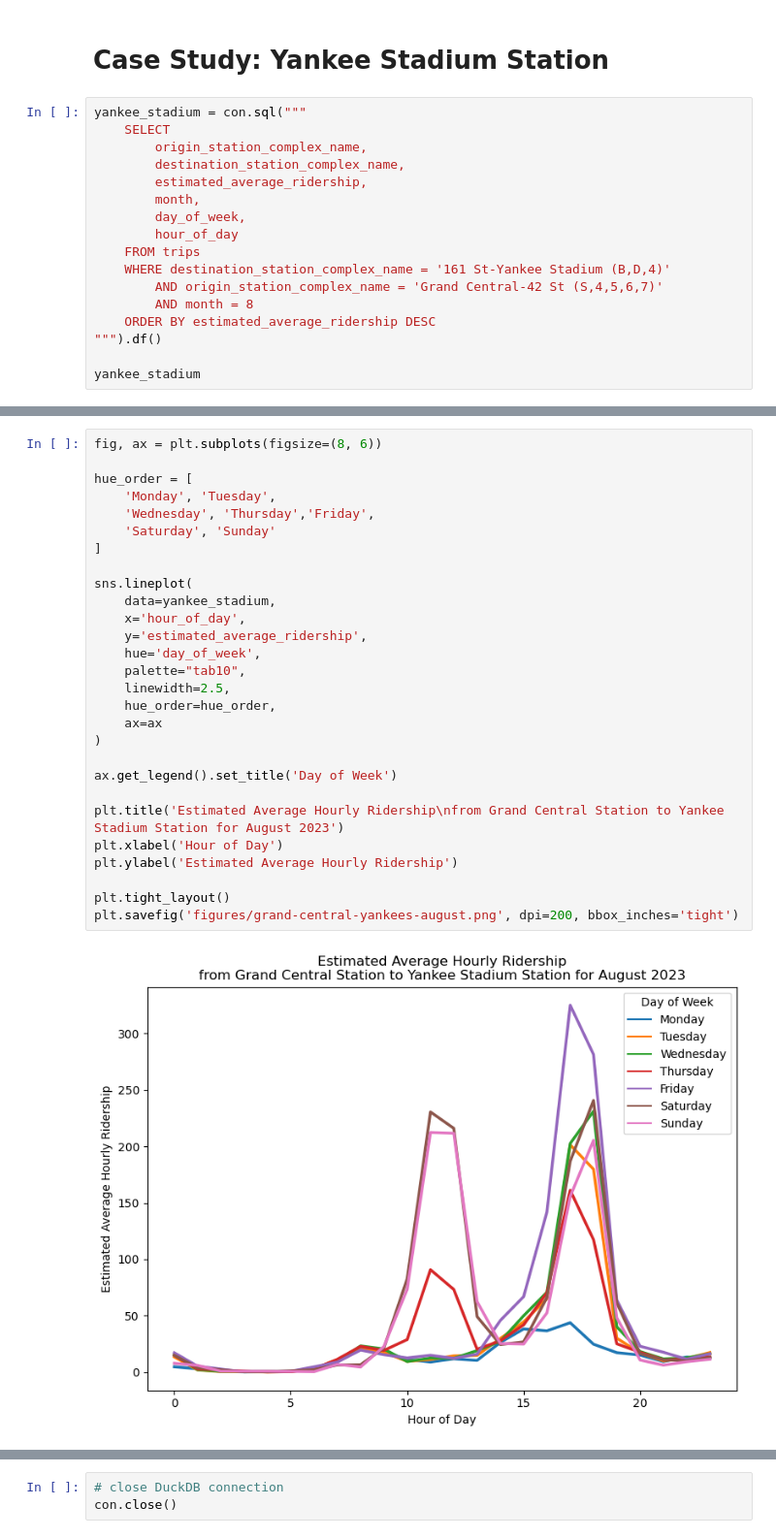
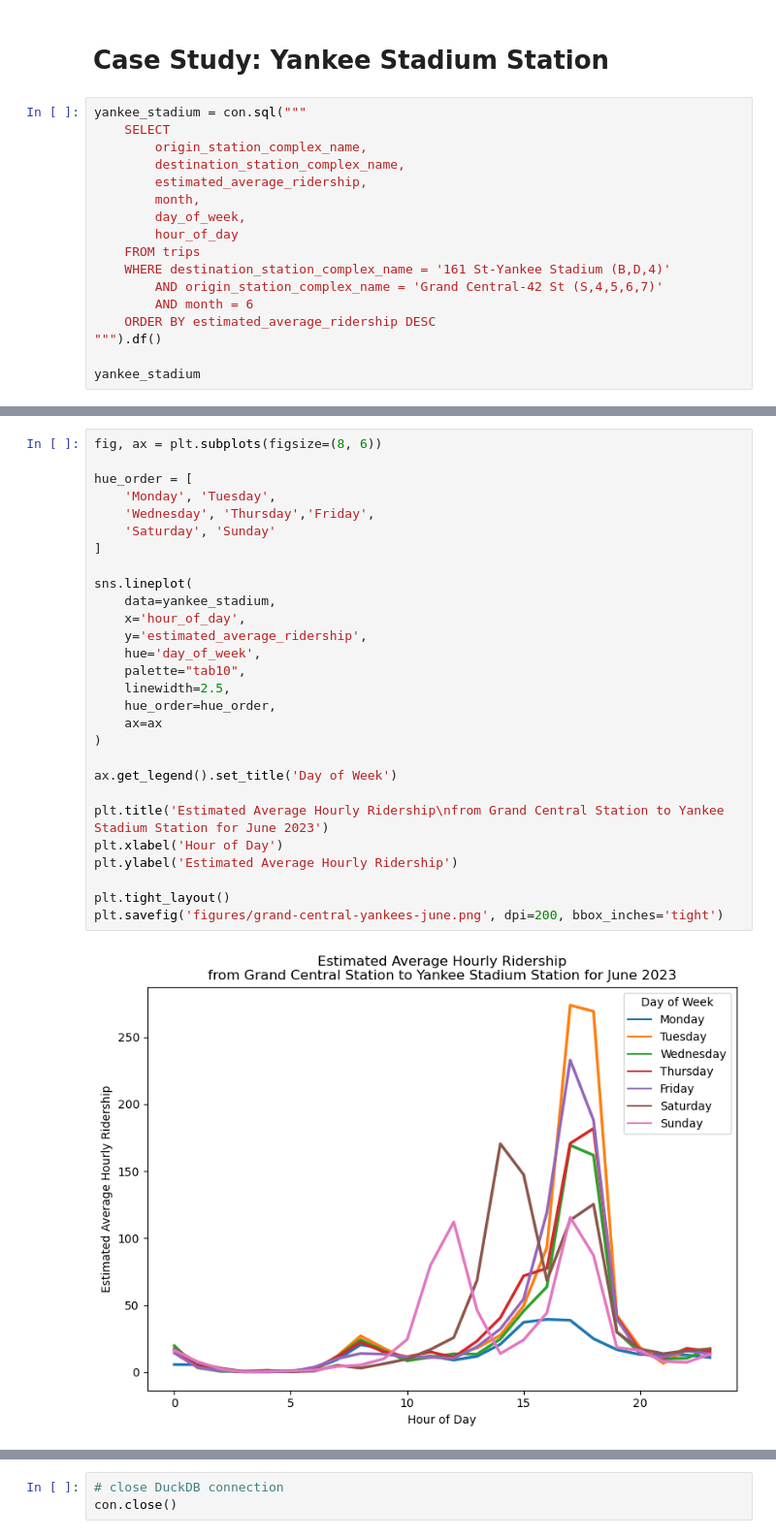
Before and after one commit to mebauer/mta-data, a Jupyter notebook: subway-trips.ipynb, the cells around one changed output, grey strips where cells are left out. Shown: that part at 97% size. Cells and saved outputs as stored; diff of their text form.

Commit message:
rethinking figures on README, more intuitiveness for the reader

```diff
--- a/subway-trips.ipynb
+++ b/subway-trips.ipynb
@@ -810,7 +834,7 @@ yankee_stadium = con.sql("""
     FROM trips
     WHERE destination_station_complex_name = '161 St-Yankee Stadium (B,D,4)'
         AND origin_station_complex_name = 'Grand Central-42 St (S,4,5,6,7)'
-        AND month = 8
+        AND month = 6
     ORDER BY estimated_average_ridership DESC
 """).df()
 
@@ -832,31 +856,31 @@ yankee_stadium
 # %%
 fig, ax = plt.subplots(figsize=(8, 6))
 
 hue_order = [
     'Monday', 'Tuesday',
     'Wednesday', 'Thursday','Friday',
     'Saturday', 'Sunday'
 ]
 
 sns.lineplot(
     data=yankee_stadium,
     x='hour_of_day',
     y='estimated_average_ridership',
     hue='day_of_week',
     palette="tab10",
     linewidth=2.5,
     hue_order=hue_order,
     ax=ax
 )
 
 ax.get_legend().set_title('Day of Week')
 
-plt.title('Estimated Average Hourly Ridership\nfrom Grand Central Station to Yankee Stadium Station for August 2023')
+plt.title('Estimated Average Hourly Ridership\nfrom Grand Central Station to Yankee Stadium Station for June 2023')
 plt.xlabel('Hour of Day')
 plt.ylabel('Estimated Average Hourly Ridership')
 
 plt.tight_layout()
-plt.savefig('figures/grand-central-yankees-august.png', dpi=200, bbox_inches='tight')
+plt.savefig('figures/grand-central-yankees-june.png', dpi=200, bbox_inches='tight')
 # %% [output]
-[figure, old version]
+[figure, new version]
 # %% [markdown]
```
Also changed, not shown: parts of 42 cells of this notebook, 5 other files.
